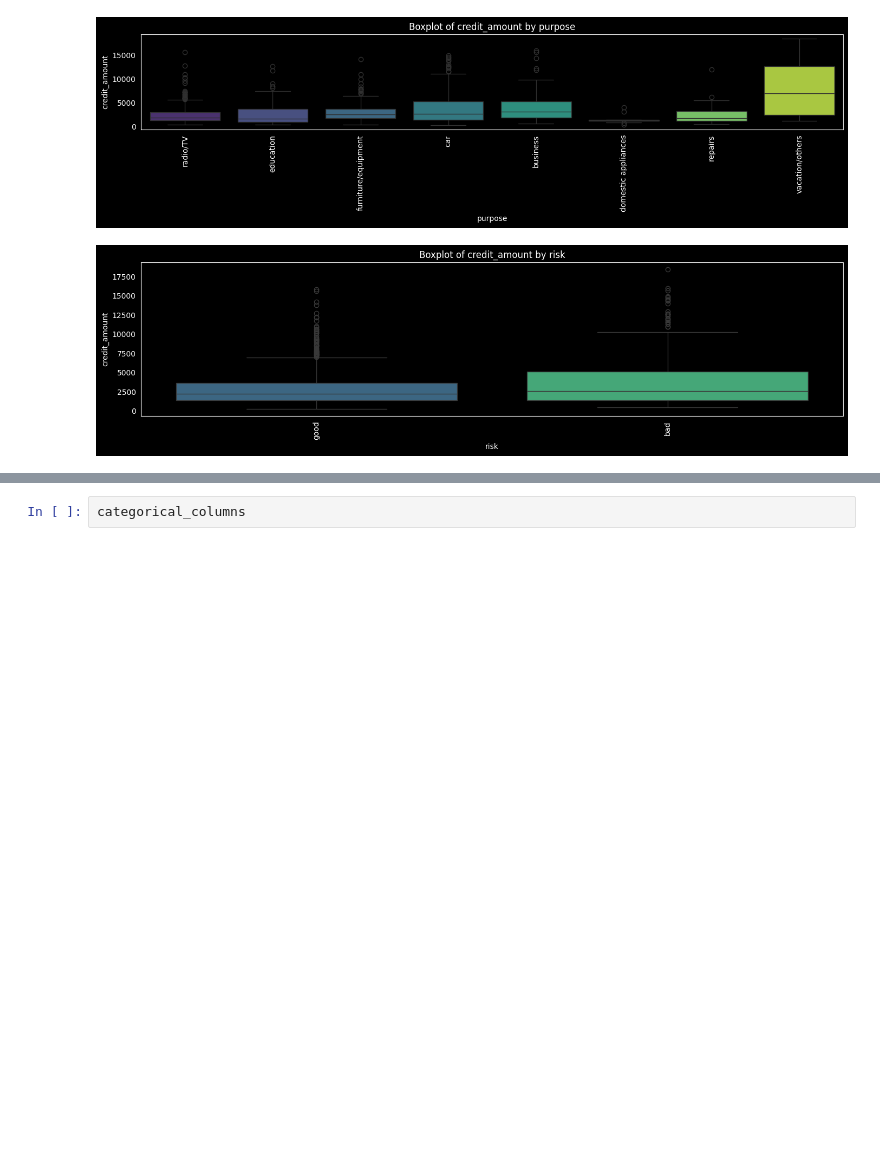
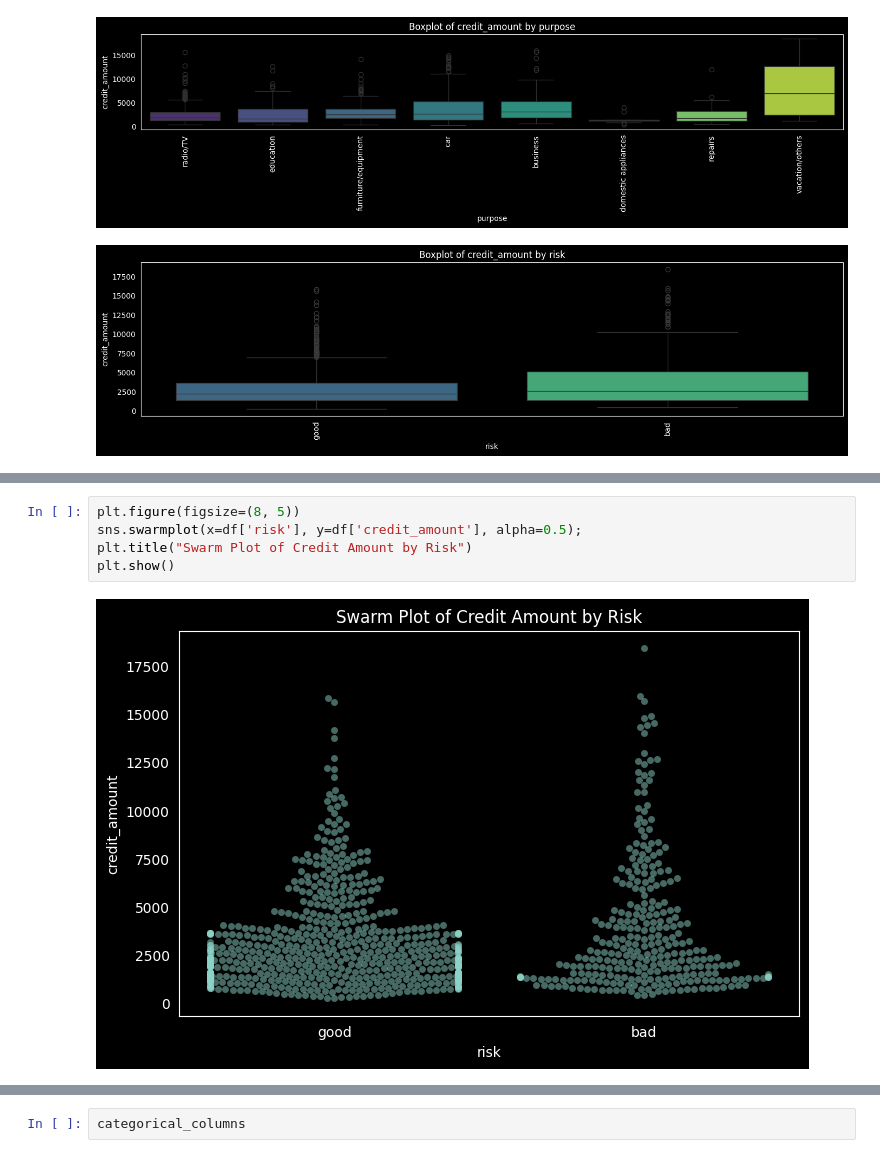
Before and after one commit to stephenjera/Kaggle-Projects, a Jupyter notebook: german_credit_risk/eda.ipynb, the cells around one changed output, grey strips where cells are left out. Saved outputs shown, nothing was run; the diff lists cells and outputs as text; blank space fills up the shorter version.

```diff
--- a/german_credit_risk/eda.ipynb
+++ b/german_credit_risk/eda.ipynb
@@ -222,0 +368,7 @@ for idx, cat in enumerate(categorical_columns):
+# %%
+plt.figure(figsize=(8, 5))
+sns.swarmplot(x=df['risk'], y=df['credit_amount'], alpha=0.5);
+plt.title("Swarm Plot of Credit Amount by Risk")
+plt.show()
+# %% [output]
+[figure, added]
```
Also changed, not shown: parts of 17 cells of this notebook.
